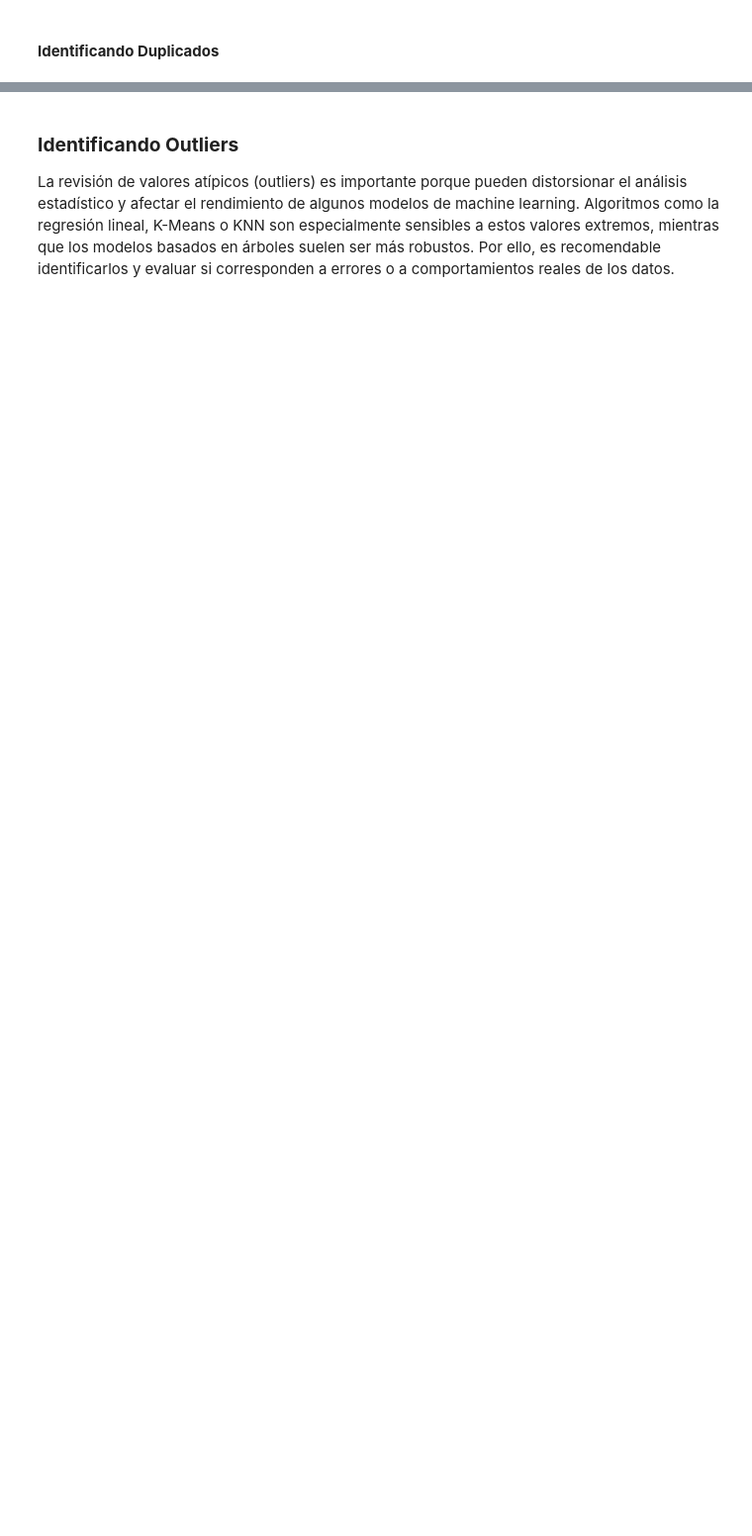
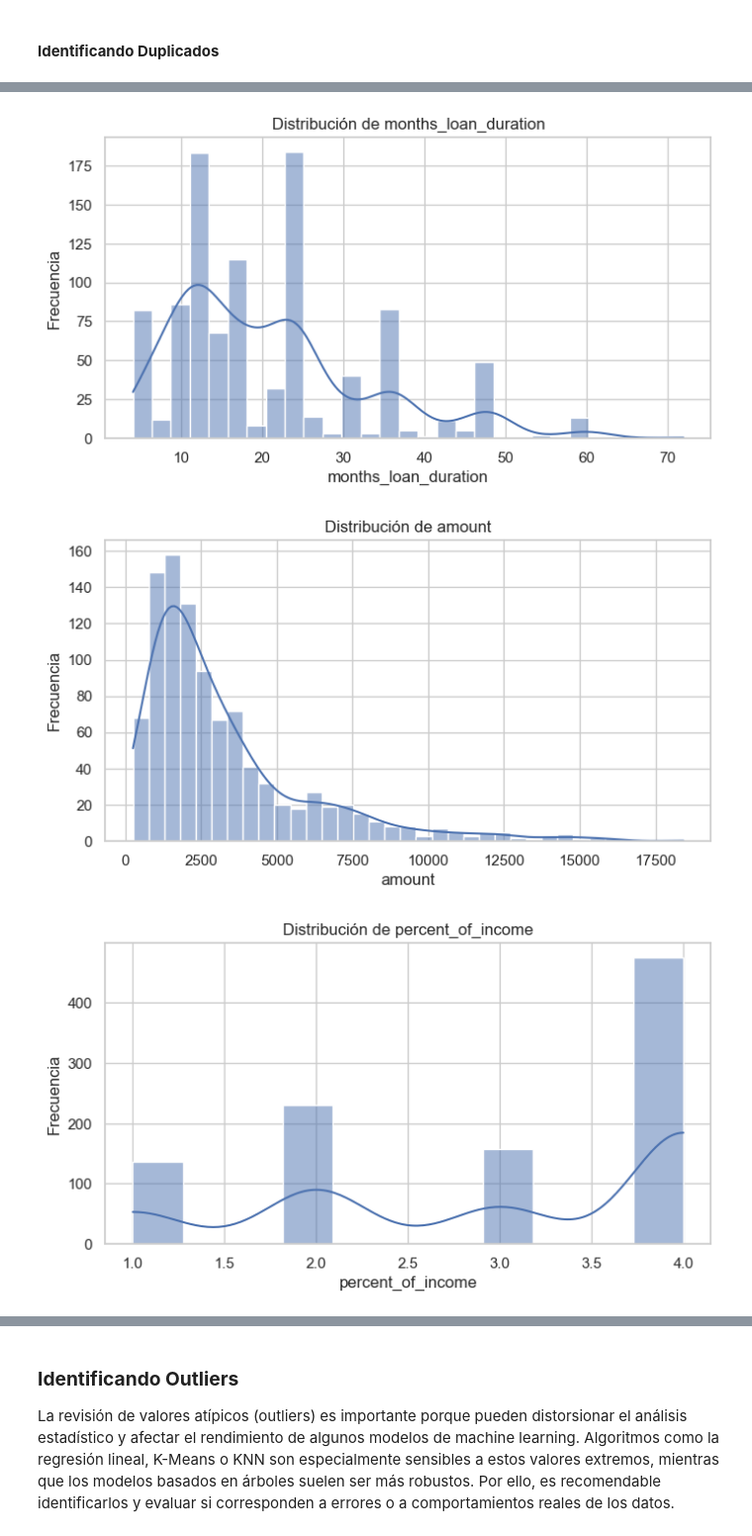
Before and after one commit to yurilealjaque/Skillnest-Data-Science-Proyecto-2, a Jupyter notebook: EDA/EDA_credit.ipynb, the cells around one changed output, grey strips where cells are left out. Shown at 99% size. Drawn from its saved outputs; the diff is of its cells as text; code cells hidden in the pictures; blank space fills up the shorter version.

Commit message:
Nuevos cambios(archivo credits)

```diff
--- a/EDA/EDA_credit.ipynb
+++ b/EDA/EDA_credit.ipynb
@@ -34,7 +33,7 @@ sns.set_theme(style="whitegrid")
 ### **Carga del Conjunto de Datos**
 # %%
 # Cargamos el dataset indicando el nombre exacto del archivo
-###df = pd.read_csv('')
+df = pd.read_csv('C:/Users/yuril/OneDrive/Escritorio/Proyectos skillnest cientifico de datos/Proyecto 2 – Parte I (Core)/dataset/credit.csv')
 
 # Primeros 5 registros del conjunto de datos
 df.head()
@@ -50,0 +102,9 @@ df.info()
+# %%
+columnas_numericas = df.select_dtypes(include=np.number).columns
+columnas_categoricas = df.select_dtypes(include="object").columns
+
+print("Variables numéricas:")
+print(columnas_numericas)
+
+print("Variables categóricas:")
+print(columnas_categoricas)
@@ -62,0 +166,6 @@ df.describe(include='object').T
+# %%
+# Revisamos los valores únicos y sus frecuencias
+for col in columnas_categoricas:
+    print("\nColumna:", col)
+    print("Cantidad de valores únicos:", df[col].nunique())
+    print(df[col].value_counts())
@@ -97,0 +250,6 @@ pd.reset_option('display.max_colwidth')
+# %%
+# Corregimos la categoría car0, ya que parece ser un error de escritura de car
+df["purpose"] = df["purpose"].replace("car0", "car")
+
+# Verificamos nuevamente los valores de purpose
+df["purpose"].value_counts()
@@ -139,0 +328,12 @@ posibles_duplicados
+# %%
+for col in columnas_numericas:
+    plt.figure(figsize=(8, 4))
+    sns.histplot(df[col], kde=True)
+    plt.title(f"Distribución de {col}")
+    plt.xlabel(col)
+    plt.ylabel("Frecuencia")
+    plt.show()
+# %% [output]
+[figure, added]
+[figure, added]
+[figure, added]
```
Also changed, not shown: parts of 63 cells of this notebook.
